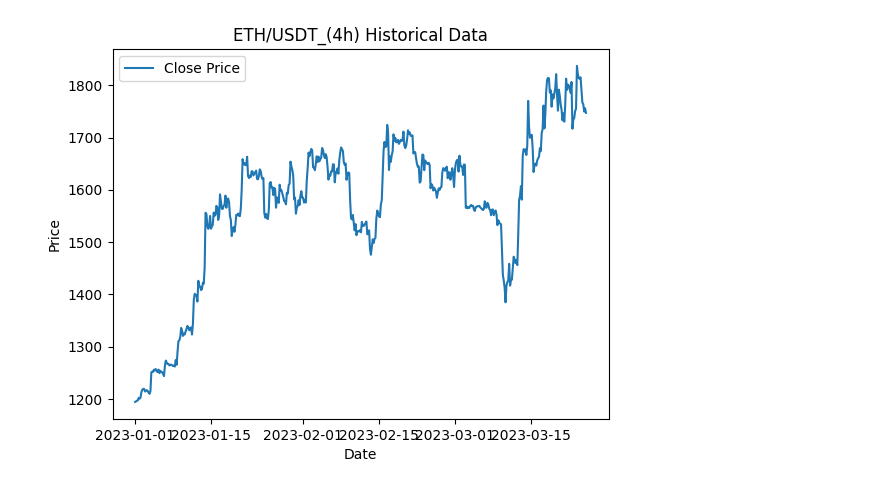
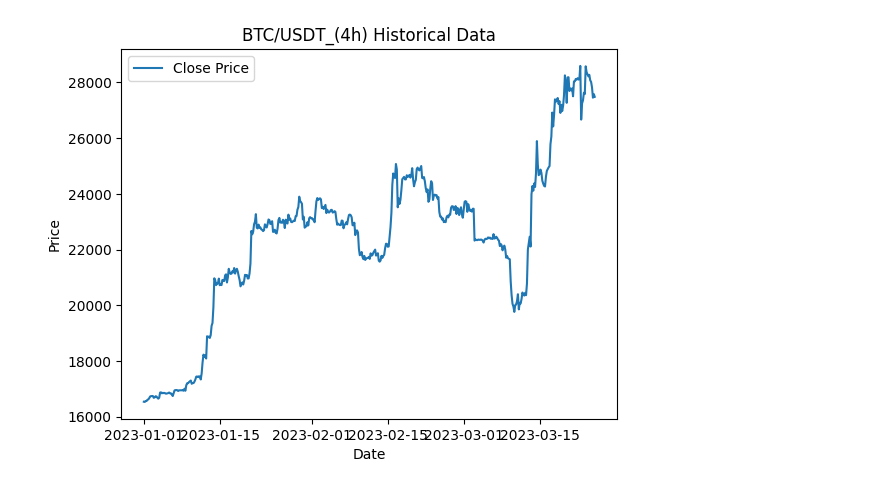
Before and after one commit to hughman1986/backtester_project2023, a Jupyter notebook: backtest_code1.ipynb, the cells around one changed output. Cells and saved outputs as stored; diff of their text form; code cells hidden in the pictures.

```diff
--- a/backtest_code1.ipynb
+++ b/backtest_code1.ipynb
@@ -123,32 +123,32 @@ def ccxt_fetch_history_data(symbol = 'BTC/USDT', timeframe = '1d', since_str = '
     df.set_index('Date', inplace=True)
     df.drop(columns=['timestamp'], inplace=True)
 
     return df
 
 
-_market = 'ETH/USDT'
+_market = 'BTC/USDT'
 _timeframe = '4h'
 
 df = ccxt_fetch_history_data(
     symbol = _market,
     timeframe = _timeframe,
     since_str = '2023-01-01T00:00:00Z'
     )
 
 # Plot the price chart
 fig, ax = plt.subplots()
 ax.plot(df.index, df['close'], label='Close Price')
 
 # Set plot labels and title
 ax.set_xlabel('Date')
 ax.set_ylabel('Price')
 ax.set_title(f"{_market}_({_timeframe}) Historical Data")
 
 # Show legend and plot
 ax.legend()
 plt.show()
 
 # Create a Backtrader data feed
 data = bt.feeds.PandasData(dataname=df)
 # %% [output]
-[figure, old version]
+[figure, new version]
```
Also changed, not shown: parts of 3 cells of this notebook, 2 other files.
